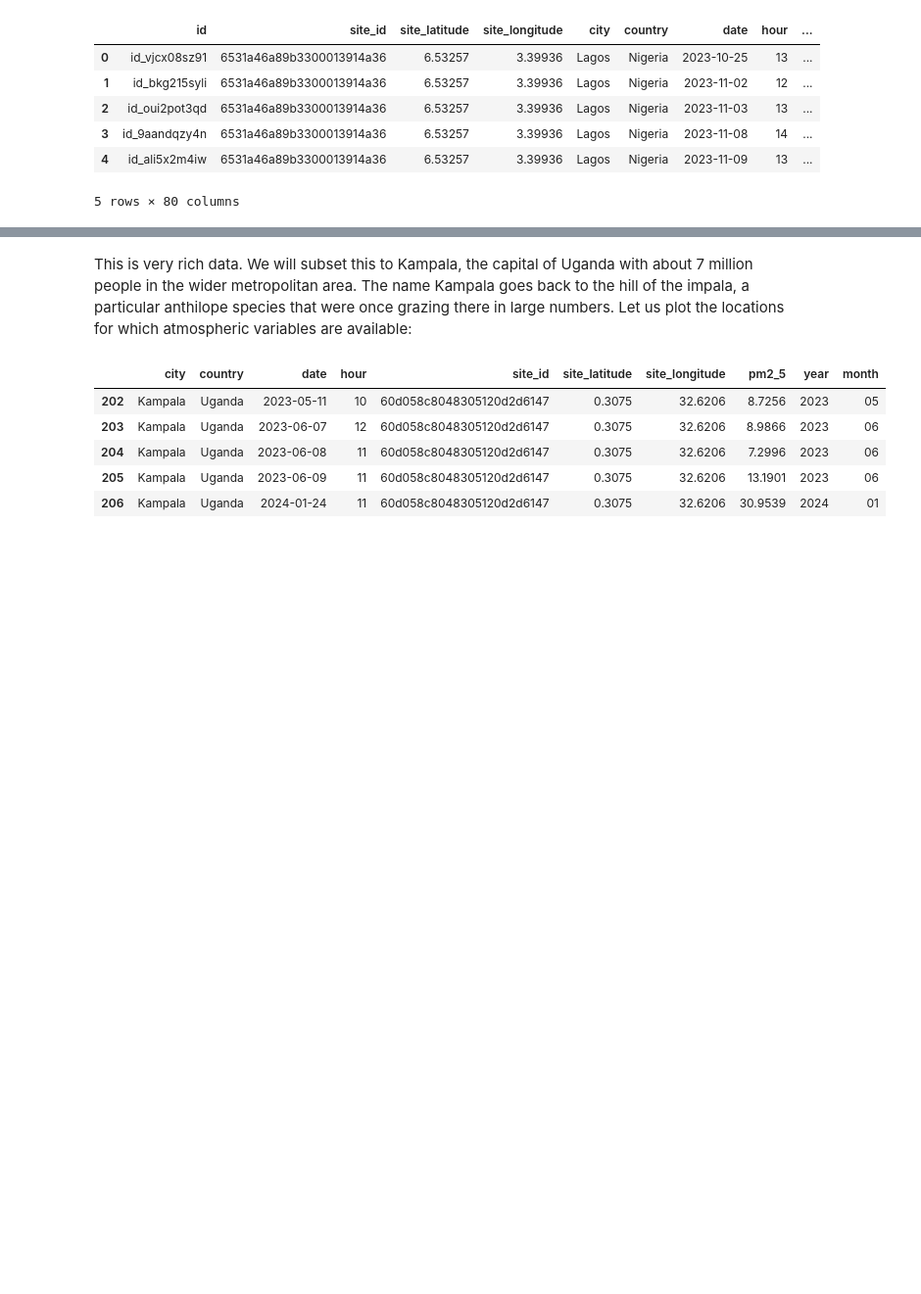
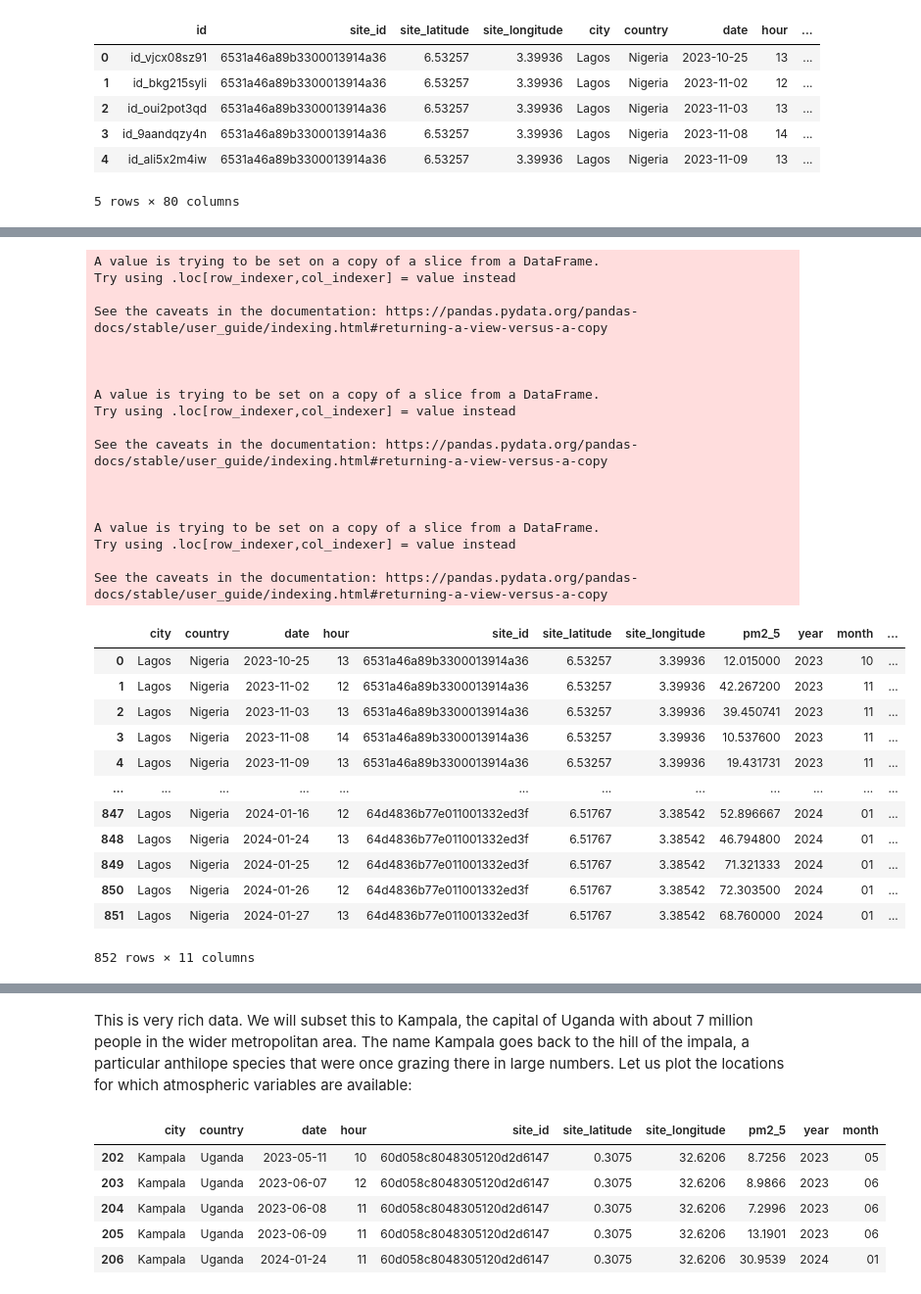
Before and after one commit to QuinnGrace/StatML4PopHealth, a Jupyter notebook: assessments/groupwork_instruction.ipynb, the cells around one changed output, grey strips where cells are left out. Shown at 98% size. Cells and saved outputs as stored; diff of their text form; code cells hidden in the pictures; blank space fills up the shorter version.

```diff
--- a/assessments/groupwork_instruction.ipynb
+++ b/assessments/groupwork_instruction.ipynb
@@ -119,0 +163,4 @@ db.head()
+# %%
+# Choose a city
+city_df, city_name = choose_option(db,'city')
+city_df
@@ -119,0 +187,46 @@ db.head()
+# %%
+def preprocess_data(city_df):
+  df = city_df[['city', 'country', 'date', 'hour', 'site_id', 'site_latitude', 'site_longitude', 'pm2_5']]
+  df['date'] = pd.to_datetime(df['date'], format = '%Y-%m-%d')
+  df['year'] = df['date'].dt.strftime('%Y')
+  df['month'] = df['date'].dt.strftime('%m')
+  dp_sites = df.loc[:,['city', 'site_id','site_latitude', 'site_longitude']].drop_duplicates()
+  dp_sites['site_name'] = ['site-' + str(i) for i in range(1,len(dp_sites)+1)]
+  dp_city = pd.merge(df, dp_sites, on = ['city','site_id','site_latitude', 'site_longitude'])
+  return dp_city
+# %%
+# Renumber the sites
+dp_city = preprocess_data(city_df)
+dp_city
+# %% [output]
+A value is trying to be set on a copy of a slice from a DataFrame.
+Try using .loc[row_indexer,col_indexer] = value instead
+
+See the caveats in the documentation: https://pandas.pydata.org/pandas-docs/stable/user_guide/indexing.html#returning-a-view-versus-a-copy
+
+
+
+A value is trying to be set on a copy of a slice from a DataFrame.
+Try using .loc[row_indexer,col_indexer] = value instead
+
+See the caveats in the documentation: https://pandas.pydata.org/pandas-docs/stable/user_guide/indexing.html#returning-a-view-versus-a-copy
+
+
+
+A value is trying to be set on a copy of a slice from a DataFrame.
+Try using .loc[row_indexer,col_indexer] = value instead
+
+See the caveats in the documentation: https://pandas.pydata.org/pandas-docs/stable/user_guide/indexing.html#returning-a-view-versus-a-copy
+|  | city | country | date | hour | site_id | site_latitude | site_longitude | pm2_5 | year | month | ... |
+| 0 | Lagos | Nigeria | 2023-10-25 | 13 | 6531a46a89b3300013914a36 | 6.53257 | 3.39936 | 12.015000 | 2023 | 10 | ... |
+| 1 | Lagos | Nigeria | 2023-11-02 | 12 | 6531a46a89b3300013914a36 | 6.53257 | 3.39936 | 42.267200 | 2023 | 11 | ... |
+| 2 | Lagos | Nigeria | 2023-11-03 | 13 | 6531a46a89b3300013914a36 | 6.53257 | 3.39936 | 39.450741 | 2023 | 11 | ... |
+| 3 | Lagos | Nigeria | 2023-11-08 | 14 | 6531a46a89b3300013914a36 | 6.53257 | 3.39936 | 10.537600 | 2023 | 11 | ... |
+| 4 | Lagos | Nigeria | 2023-11-09 | 13 | 6531a46a89b3300013914a36 | 6.53257 | 3.39936 | 19.431731 | 2023 | 11 | ... |
+| ... | ... | ... | ... | ... | ... | ... | ... | ... | ... | ... | ... |
+| 847 | Lagos | Nigeria | 2024-01-16 | 12 | 64d4836b77e011001332ed3f | 6.51767 | 3.38542 | 52.896667 | 2024 | 01 | ... |
+| 848 | Lagos | Nigeria | 2024-01-24 | 13 | 64d4836b77e011001332ed3f | 6.51767 | 3.38542 | 46.794800 | 2024 | 01 | ... |
+| 849 | Lagos | Nigeria | 2024-01-25 | 12 | 64d4836b77e011001332ed3f | 6.51767 | 3.38542 | 71.321333 | 2024 | 01 | ... |
+| 850 | Lagos | Nigeria | 2024-01-26 | 12 | 64d4836b77e011001332ed3f | 6.51767 | 3.38542 | 72.303500 | 2024 | 01 | ... |
+| 851 | Lagos | Nigeria | 2024-01-27 | 13 | 64d4836b77e011001332ed3f | 6.51767 | 3.38542 | 68.760000 | 2024 | 01 | ... |
+852 rows × 11 columns
```
Also changed, not shown: parts of 9 cells of this notebook.
